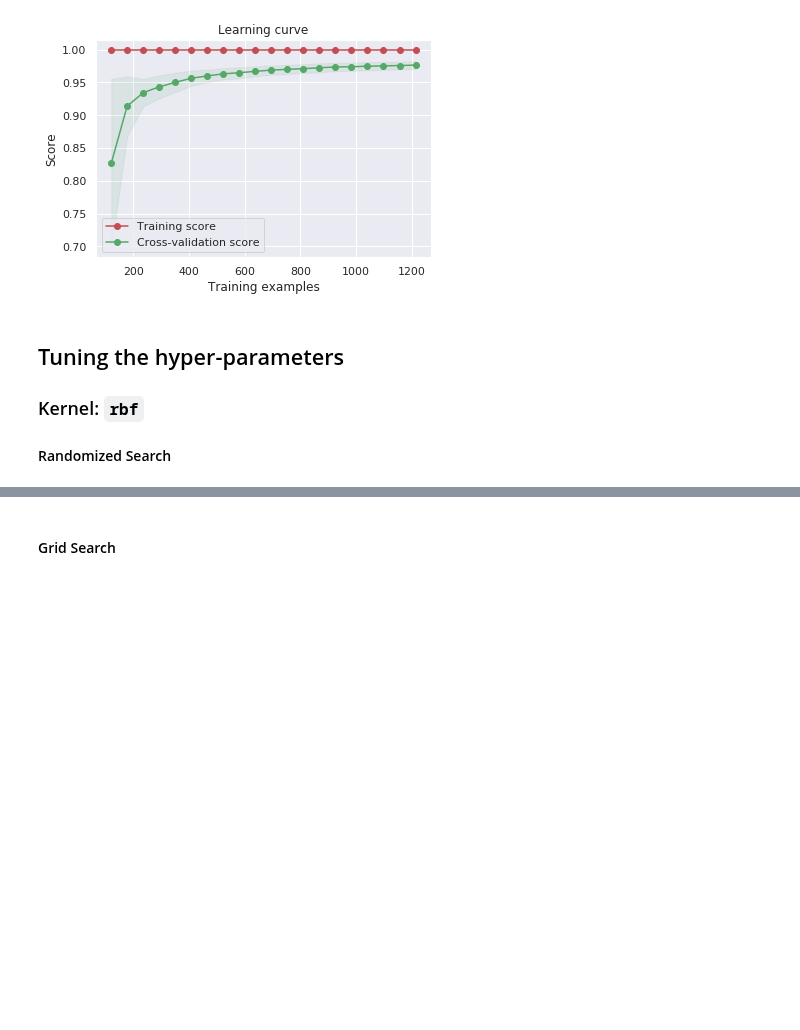
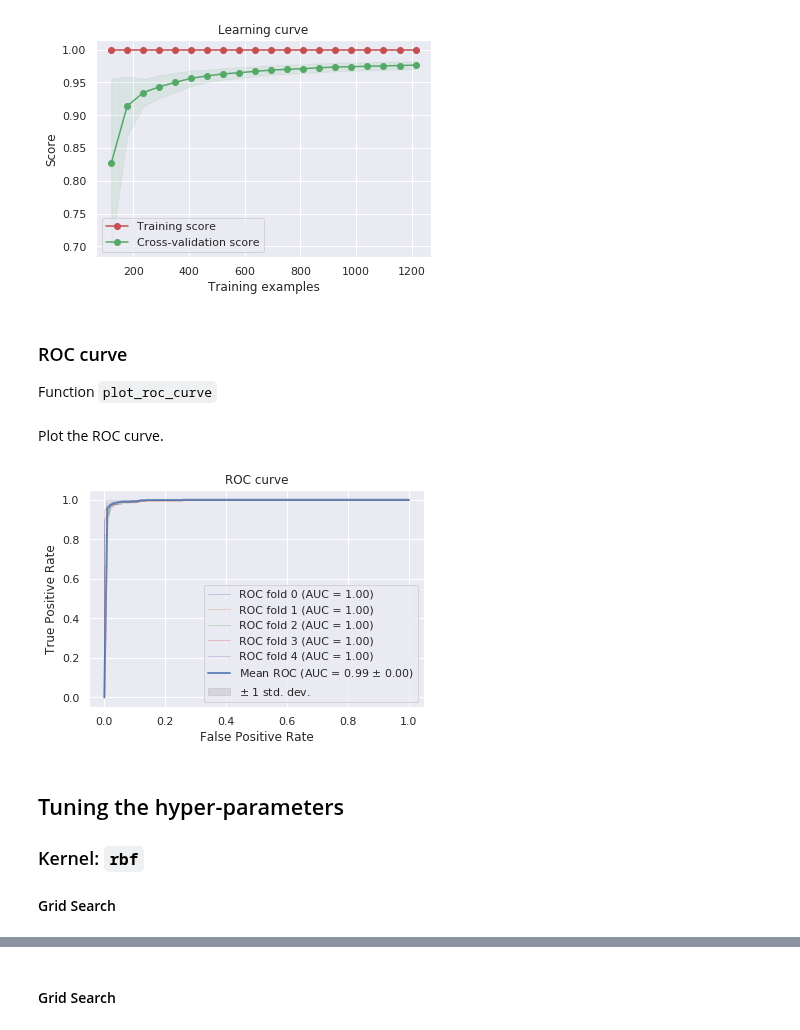
Before and after one commit to Paolo97Gll/bachelor_thesis, a Jupyter notebook: ml_models/SVC/SVC.ipynb, the cells around one changed output, grey strips where cells are left out. Drawn from its saved outputs; the diff is of its cells as text; code cells hidden in the pictures; blank space fills up the shorter version.

```diff
--- a/ml_models/SVC/SVC.ipynb
+++ b/ml_models/SVC/SVC.ipynb
@@ -80,7 +82,7 @@ Initialize best hyper-parameters founded.
 # %%
 best_kernel = 'rbf'
 best_gamma = 0.0145
-best_C = 0.8
+best_C = 8.7
 # %% [markdown]
 ### Cross validation
 
@@ -305,3 +307,7 @@ fig = plot_learning_curve(clf, 'Learning curve', data, target, cv=cv, n_jobs=-1,
 fig.savefig('learning_curve.png', dpi=800)
 # %% [output]
 [figure]
+# %% [markdown]
+### ROC curve
+
+Function `plot_roc_curve`
@@ -308,6 +355,16 @@ fig.savefig('learning_curve.png', dpi=800)
+# %% [markdown]
+Plot the ROC curve.
+# %%
+clf = SVC(kernel=best_kernel, gamma=best_gamma, C=best_C, probability=True)
+cv = StratifiedKFold(n_splits=5)
+
+fig, mean_auc = plot_roc_curve(clf, cv)
+fig.savefig('roc_curve.png', dpi=800)
+# %% [output]
+[figure, added]
 # %% [markdown]
 ## Tuning the hyper-parameters
 
 ### Kernel: `rbf`
 
-#### Randomized Search
+#### Grid Search
```
Also changed, not shown: parts of 18 cells of this notebook, 2 other files.
